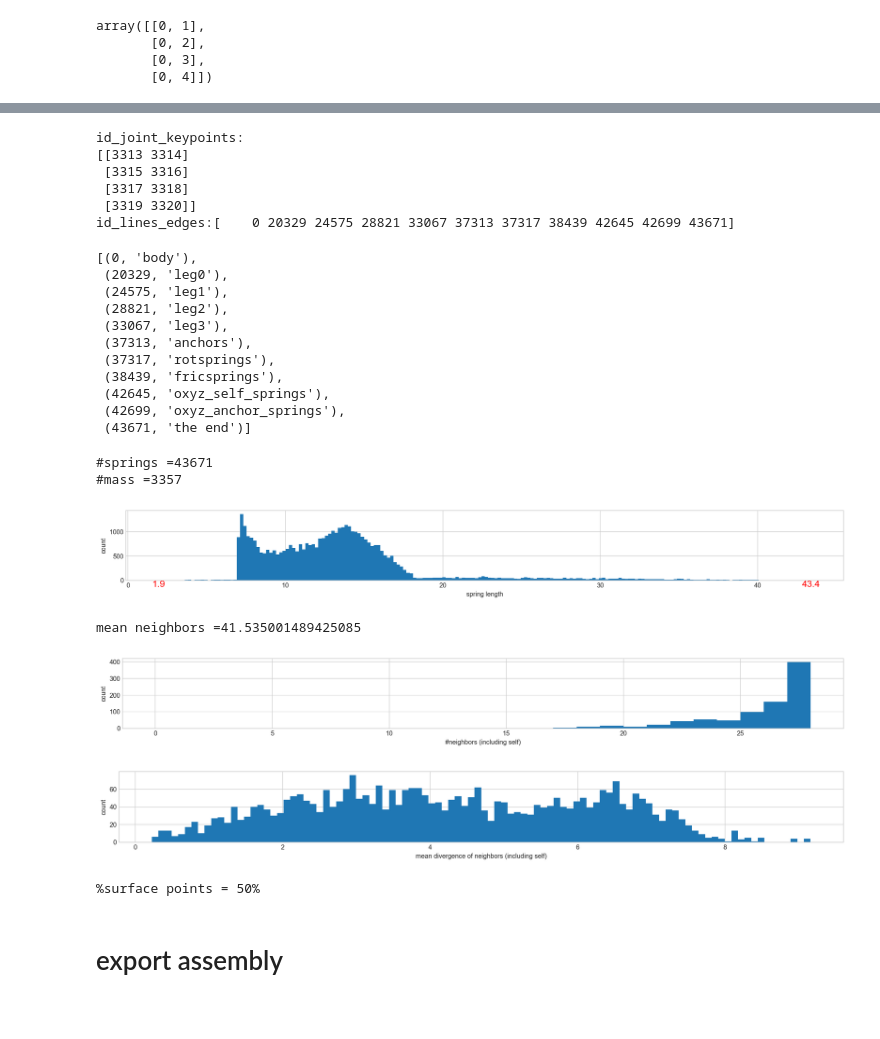
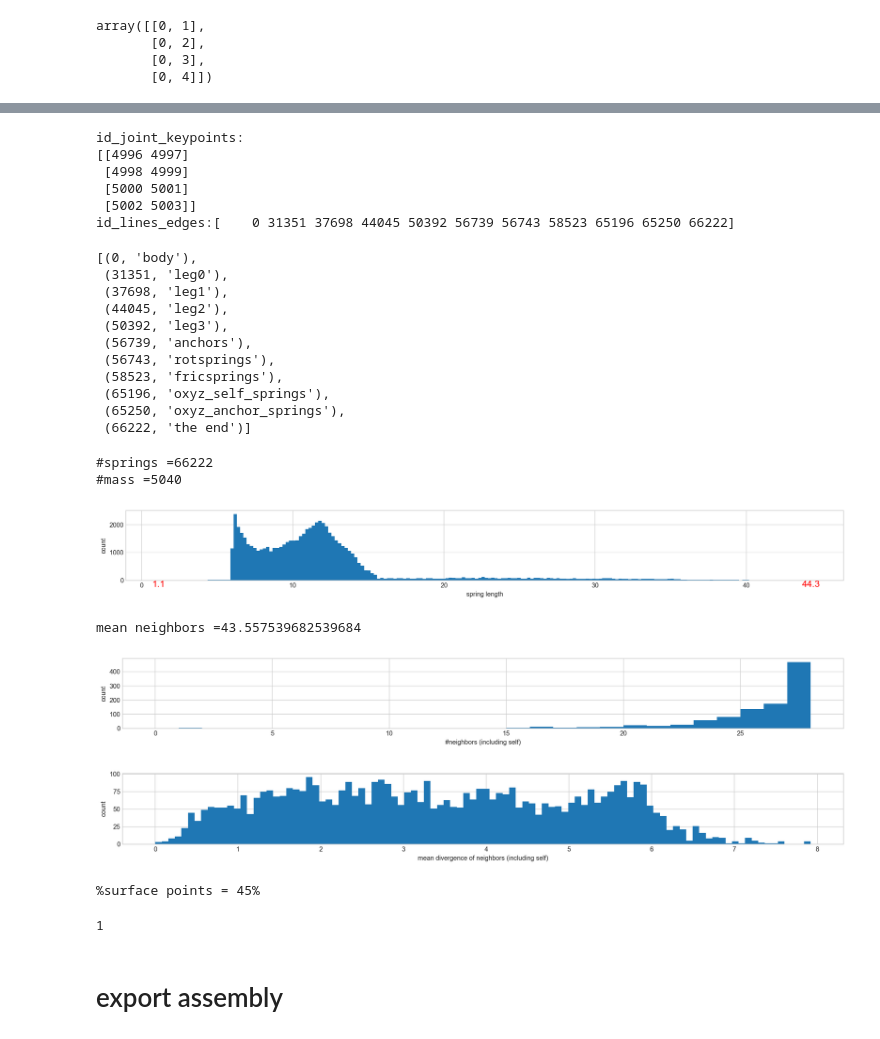
Before and after one commit to boxiXia/FlexipodFast, a Jupyter notebook: src/slicer.ipynb, the cells around one changed output, grey strips where cells are left out. Saved outputs shown, nothing was run; the diff lists cells and outputs as text; code cells hidden in the pictures; blank space fills up the shorter version.

```diff
--- a/src/slicer.ipynb
+++ b/src/slicer.ipynb
@@ -43,7 +43,7 @@ def rotate_view(vis):
     return False
 # %%
 ########## discretization parameters ##############
-radius_poisson = 7 # radius for the poisson sampling
+radius_poisson = 6 # radius for the poisson sampling
 radius_knn = radius_poisson*np.sqrt(3)*1.5
 max_nn = 24 # maximun number of neighbors for a mass point
 # %% [markdown]
@@ -542,7 +542,8 @@ import trimesh
 mesh_tri = trimesh.load("../mesh/mainbody_v2_simplified.stl", use_embree=True)
 #####
 
-radius_grid = radius_poisson/np.sqrt(3)
+# radius_grid = radius_poisson/np.sqrt(3)
+radius_grid = radius_poisson/2.
 
 bounds = mesh_tri.bounds
 
@@ -559,14 +560,6 @@ x = np.linspace(bounds[0, 0], bounds[0, 0]+nx*radius_grid, num=nx+1)
 y = np.linspace(bounds[0, 1], bounds[0, 1]+ny*radius_grid, num=ny+1)
 z = np.linspace(bounds[0, 2], bounds[0, 2]+nz*radius_grid, num=nz+1)
 
-# xyz = np.stack(np.meshgrid(x,y,z),axis=-1)
-# xyz_flat = xyz.reshape((-1,3))
-
-# # this method does not identify the surface
-# is_inside = mesh_tri.contains(xyz_flat)
-
-# is_inside = mesh.ray.contains_points(points)
-
 xyz_grid = np.stack(np.meshgrid(x, y, z), axis=-1)
 xyz_grid_flat = xyz_grid.reshape((-1, 3))
 
@@ -1171,22 +1174,22 @@ list(zip(id_lines_edges,"body,leg0,leg1,leg2,leg3,anchors,rotsprings,\
 fricsprings,oxyz_self_springs,oxyz_anchor_springs,the end".split(',')))
 # %% [output]
 id_joint_keypoints:
-[[3313 3314]
- [3315 3316]
- [3317 3318]
- [3319 3320]]
-id_lines_edges:[    0 20329 24575 28821 33067 37313 37317 38439 42645 42699 43671]
+[[4996 4997]
+ [4998 4999]
+ [5000 5001]
+ [5002 5003]]
+id_lines_edges:[    0 31351 37698 44045 50392 56739 56743 58523 65196 65250 66222]
 [(0, 'body'),
- (20329, 'leg0'),
- (24575, 'leg1'),
- (28821, 'leg2'),
- (33067, 'leg3'),
- (37313, 'anchors'),
- (37317, 'rotsprings'),
- (38439, 'fricsprings'),
- (42645, 'oxyz_self_springs'),
- (42699, 'oxyz_anchor_springs'),
- (43671, 'the end')]
+ (31351, 'leg0'),
+ (37698, 'leg1'),
+ (44045, 'leg2'),
+ (50392, 'leg3'),
+ (56739, 'anchors'),
+ (56743, 'rotsprings'),
+ (58523, 'fricsprings'),
+ (65196, 'oxyz_self_springs'),
+ (65250, 'oxyz_anchor_springs'),
+ (66222, 'the end')]
 # %%
 # # np.asarray(pcd_body.colors)[np.sum(body_rot_ids,axis = 0,dtype=bool)]=(0,255,0)
 # for k in range(4):
@@ -1223,40 +1226,47 @@ print("#mass =%i"%(len(xyz_all)))
 # check the distance of the springs
 fig, ax = plt.subplots(figsize=(20,2))
 hist,bin_edges,_ =ax.hist(np.linalg.norm(xyz_all[lines_all[:,0]] - xyz_all[lines_all[:,1]],axis=1),bins=200)
 ax.text(bin_edges[0],0,f"{bin_edges[0]:.1f}",ha="center",va="top",fontsize="x-large",color='r')
 ax.text(bin_edges[-1],0,f"{bin_edges[-1]:.1f}",ha="center",va="top",fontsize="x-large",color='r')
 ax.set_xlabel("spring length")
 ax.set_ylabel("count")
 plt.show()
 
 neighbor_counts = np.array([len(neighbor) for neighbor in neighbors])
 print(f"mean neighbors ={np.mean(neighbor_counts)}")
 fig, ax = plt.subplots(figsize=(20,2))
 hist,bin_edges,patches =ax.hist(neighbor_counts,bins=28,range=(0,28))
 ax.set_xlabel("#neighbors (including self)")
 ax.set_ylabel("count")
+# ax.text(surface_neighbor_threshold,0,f"{surface_neighbor_threshold}",ha="center",va="top",fontsize="x-large",color='r')
 plt.show()
+
 
 
 # average divergence of the neighbors from a point
 average_divergence = np.linalg.norm([xyz_all[n].mean(axis=0)-xyz_all[n[0]] for n in neighbors],axis=1)
 fig, ax = plt.subplots(figsize=(20,2))
 hist,bin_edges,patches =ax.hist(average_divergence,bins=100)
 ax.set_xlabel("mean divergence of neighbors (including self)")
 ax.set_ylabel("count")
 plt.show()
 
 # is_suface is boolean array to specify wether the point is near the surface, useful for applying contraints
-is_suface = np.logical_or(average_divergence>0.6*radius_poisson,neighbor_counts<25)
+surface_neighbor_threshold = int(max_nn*0.9)
+is_suface = np.logical_or(average_divergence>0.6*radius_poisson,neighbor_counts<surface_neighbor_threshold)
 is_suface[id_xyzs_edges[n_parts]:]=False # only body parts are considered
 print(f"%surface points = {is_suface.sum()/len(is_suface)*100:.0f}%")
 # %% [output]
-#springs =43671
-#mass =3357
+#springs =66222
+#mass =5040
-[figure, old version]
+[figure, new version]
-mean neighbors =41.535001489425085
+mean neighbors =43.557539682539684
-[figure, old version]
+[figure, new version]
-[figure, old version]
+[figure, new version]
-%surface points = 50%
+%surface points = 45%
+# %%
+neighbor_counts.min()
+# %% [output]
+1
 # %%
 colors_all_check = np.copy(colors_all)
```
Also changed, not shown: parts of 18 cells of this notebook, 3 other files.
